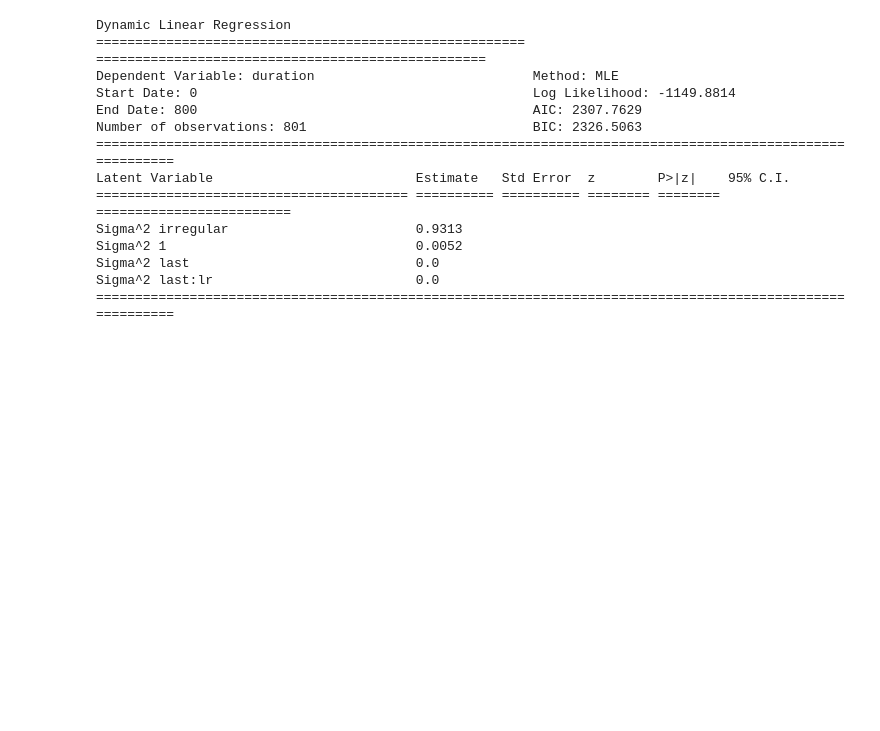
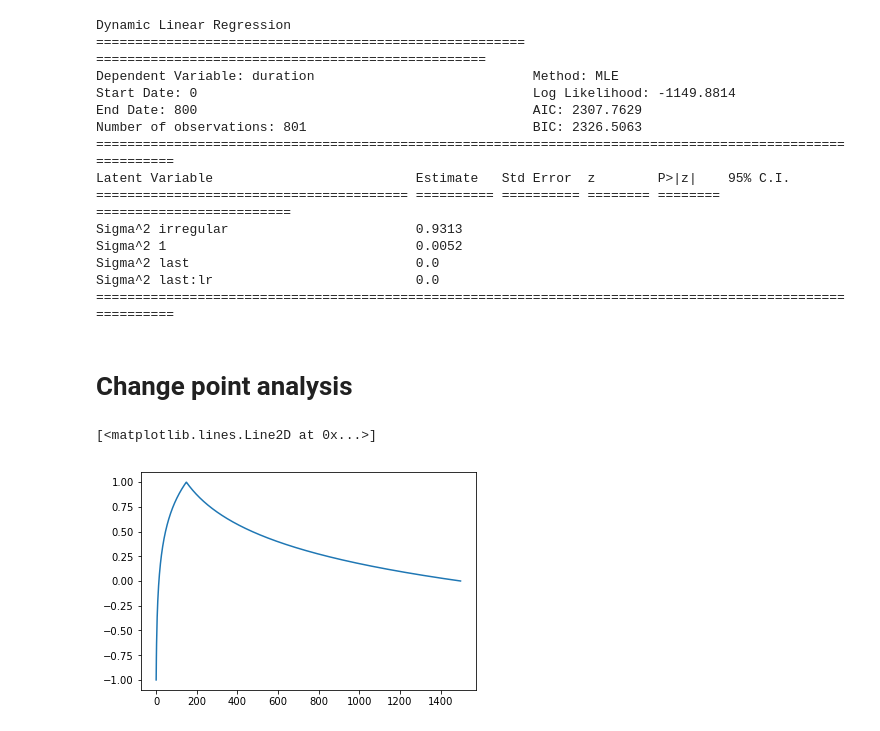
Before and after one commit to EstevaoUyra/Spikes, a Jupyter notebook: Behavior analysis.ipynb, the cells around one changed output. Saved outputs shown, nothing was run; the diff lists cells and outputs as text; code cells hidden in the pictures; blank space fills up the shorter version.

Commit message:
add single rat behavior plot

```diff
--- a/Behavior analysis.ipynb
+++ b/Behavior analysis.ipynb
@@ -52,3 +52,13 @@ Sigma^2 1                                0.0052
 Sigma^2 last                             0.0
 Sigma^2 last:lr                          0.0
 ==========================================================================================================
+# %% [markdown]
+# Change point analysis
+# %%
+def scoringTrial(duration, criterion=1.5):
+    return 1-abs(np.log10(duration/criterion))
+# %%
+plt.plot(scoringTrial(np.arange(0.015,15,0.01)))
+# %% [output]
+[<matplotlib.lines.Line2D at 0x...>]
+[figure, added]
```
Also changed, not shown: parts of 19 cells of this notebook.
